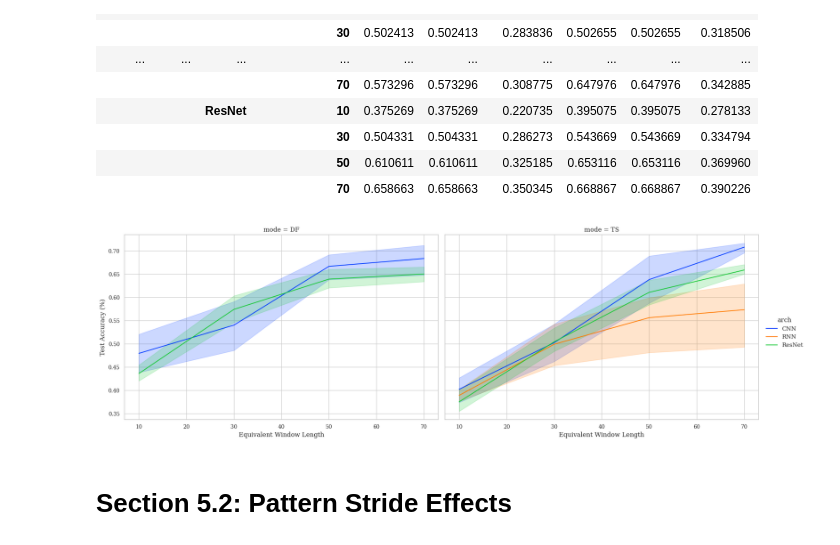
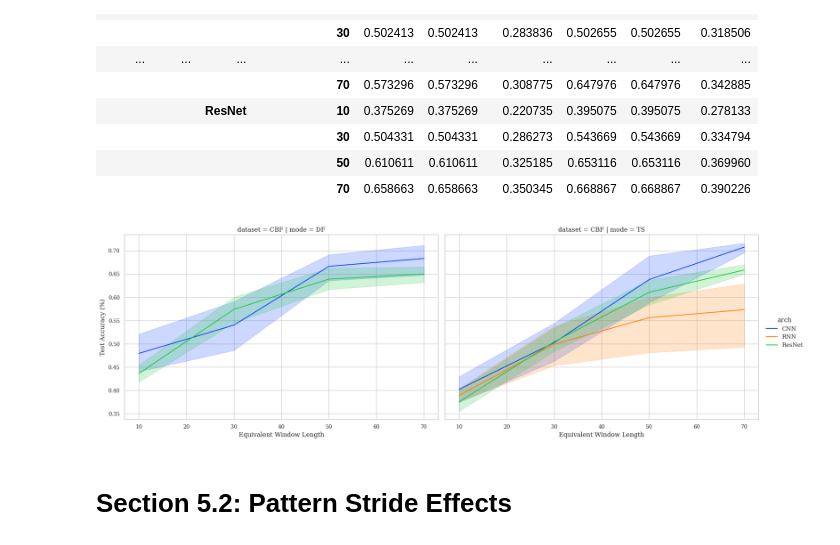
Before and after one commit to mbisan/s3ts, a Jupyter notebook: figures.ipynb, the cells around one changed output. Cells and saved outputs as stored; diff of their text form; code cells hidden in the pictures.

```diff
--- a/figures.ipynb
+++ b/figures.ipynb
@@ -135,23 +135,23 @@ data.groupby(["dataset", "mode", "arch", "eq_wdw_length"])[cols].mean()
 # %%
 # Generate a plot
 data["Method"] =  data["arch"] + "_" + data["mode"]
 data.sort_values(["Method"], inplace=True)
 
 sns.set_theme()
 sns.set_style("whitegrid")
 plt.rc('font', family='serif')
 plt.rc('xtick', labelsize='small')
 plt.rc('ytick', labelsize='small')
 
-g = sns.relplot(data=data, x="eq_wdw_length", y="test_acc", hue='arch', kind="line", palette="bright", col="mode", col_wrap=2,
+g = sns.relplot(data=data, x="eq_wdw_length", y="test_acc", hue='arch', kind="line", palette="bright", col="mode", row="dataset",
                 height=6, aspect=1.5, legend=True, markers="True", facet_kws={"despine": False})
 
 g.set_ylabels("Test Accuracy (%)")
 g.set_xlabels("Equivalent Window Length");
 
 g.savefig("figures/time_dilation.pdf", bbox_inches='tight')
 # %% [output]
-[figure, old version]
+[figure, new version]
 # %% [markdown]
 # Section 5.2: Pattern Stride Effects
 # %%
```
Also changed, not shown: parts of 2 cells of this notebook, 5 other files.
